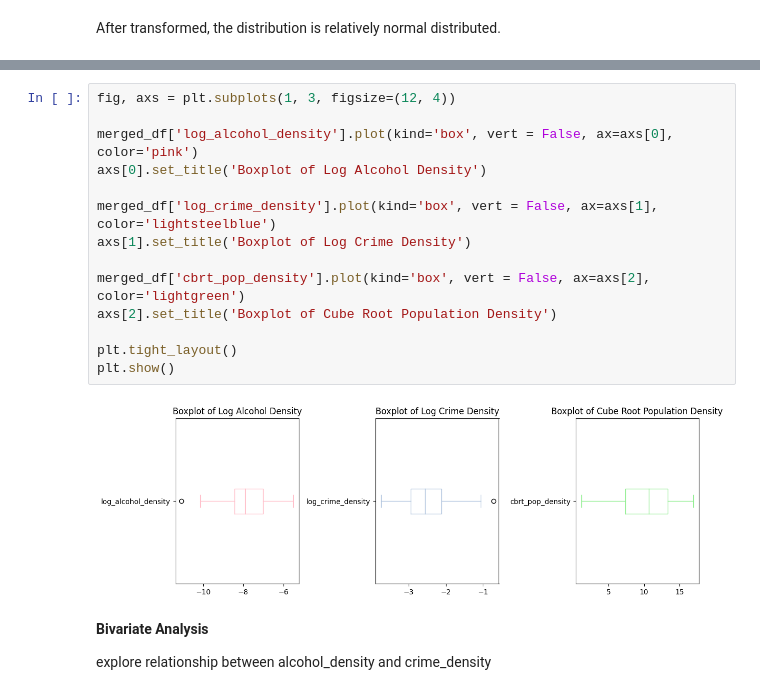
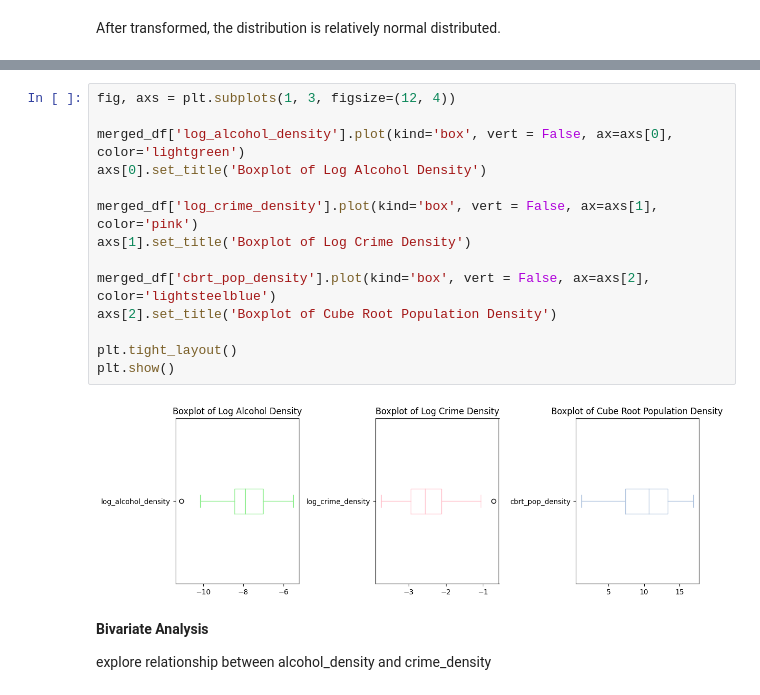
Before and after one commit to KellyyyGSY/poli170a_proj, a Jupyter notebook: POLI170A.ipynb, the cells around one changed output, grey strips where cells are left out. Drawn from its saved outputs; the diff is of its cells as text.

```diff
--- a/POLI170A.ipynb
+++ b/POLI170A.ipynb
@@ -493,19 +496,19 @@ plt.show()
 # %%
 fig, axs = plt.subplots(1, 3, figsize=(12, 4))
 
-merged_df['log_alcohol_density'].plot(kind='box', vert = False, ax=axs[0], color='pink')
+merged_df['log_alcohol_density'].plot(kind='box', vert = False, ax=axs[0], color='lightgreen')
 axs[0].set_title('Boxplot of Log Alcohol Density')
 
-merged_df['log_crime_density'].plot(kind='box', vert = False, ax=axs[1], color='lightsteelblue')
+merged_df['log_crime_density'].plot(kind='box', vert = False, ax=axs[1], color='pink')
 axs[1].set_title('Boxplot of Log Crime Density')
 
-merged_df['cbrt_pop_density'].plot(kind='box', vert = False, ax=axs[2], color='lightgreen')
+merged_df['cbrt_pop_density'].plot(kind='box', vert = False, ax=axs[2], color='lightsteelblue')
 axs[2].set_title('Boxplot of Cube Root Population Density')
 
 plt.tight_layout()
 plt.show()
 # %% [output]
-[figure, old version]
+[figure, new version]
 # %% [markdown]
 **Bivariate Analysis**
 
```
Also changed, not shown: parts of 15 cells of this notebook, 3 other files.
